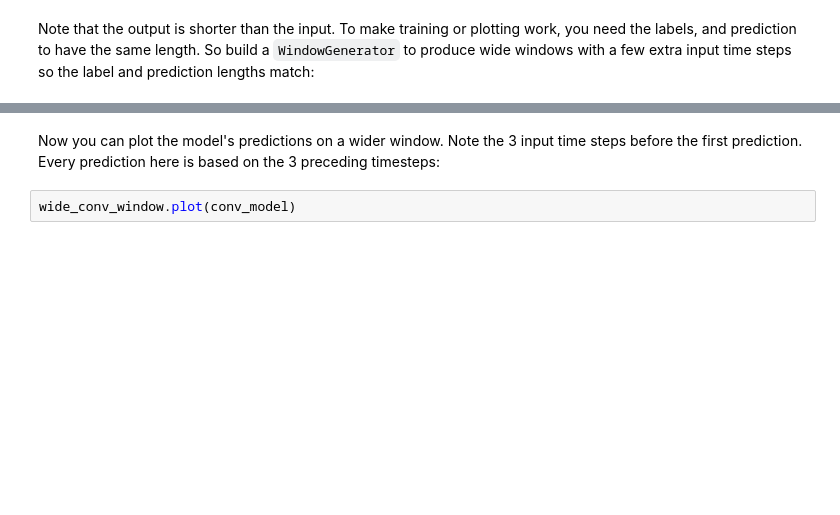
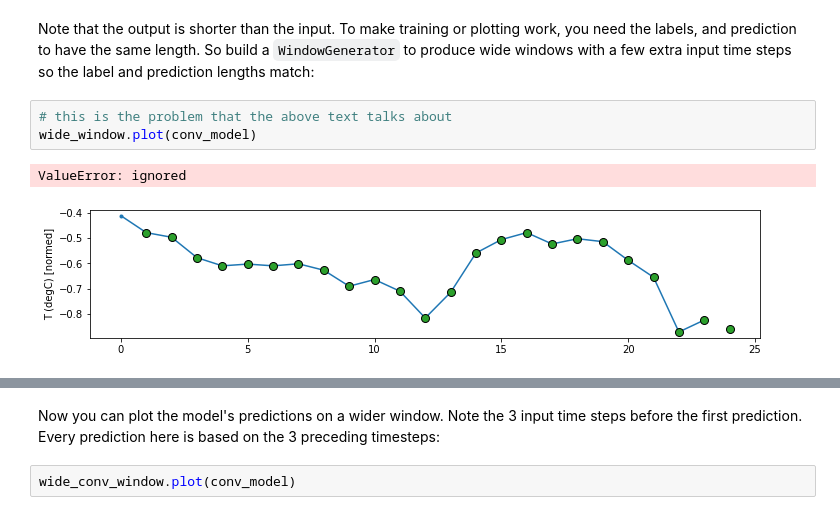
Before and after one commit to shubacca/time-series-tf-weather, a Jupyter notebook: site/en/tutorials/structured_data/time_series.ipynb, the cells around one changed output, grey strips where cells are left out. Drawn from its saved outputs; the diff is of its cells as text; blank space fills up the shorter version.

```diff
--- a/site/en/tutorials/structured_data/time_series.ipynb
+++ b/site/en/tutorials/structured_data/time_series.ipynb
@@ -927,5 +985,11 @@ print('Output shape:', conv_model(wide_window.example[0]).shape)
 # %% [markdown]
 Note that the output is shorter than the input. To make training or plotting work, you need the labels, and prediction to have the same length. So build a `WindowGenerator` to produce wide windows with a few extra input time steps so the label and prediction lengths match:
+# %%
+# this is the problem that the above text talks about
+wide_window.plot(conv_model)
+# %% [output]
+ValueError: ignored
+[figure, added]
 # %%
 LABEL_WIDTH = 24
 INPUT_WIDTH = LABEL_WIDTH + (CONV_WIDTH - 1)
```
Also changed, not shown: parts of 59 cells of this notebook.
